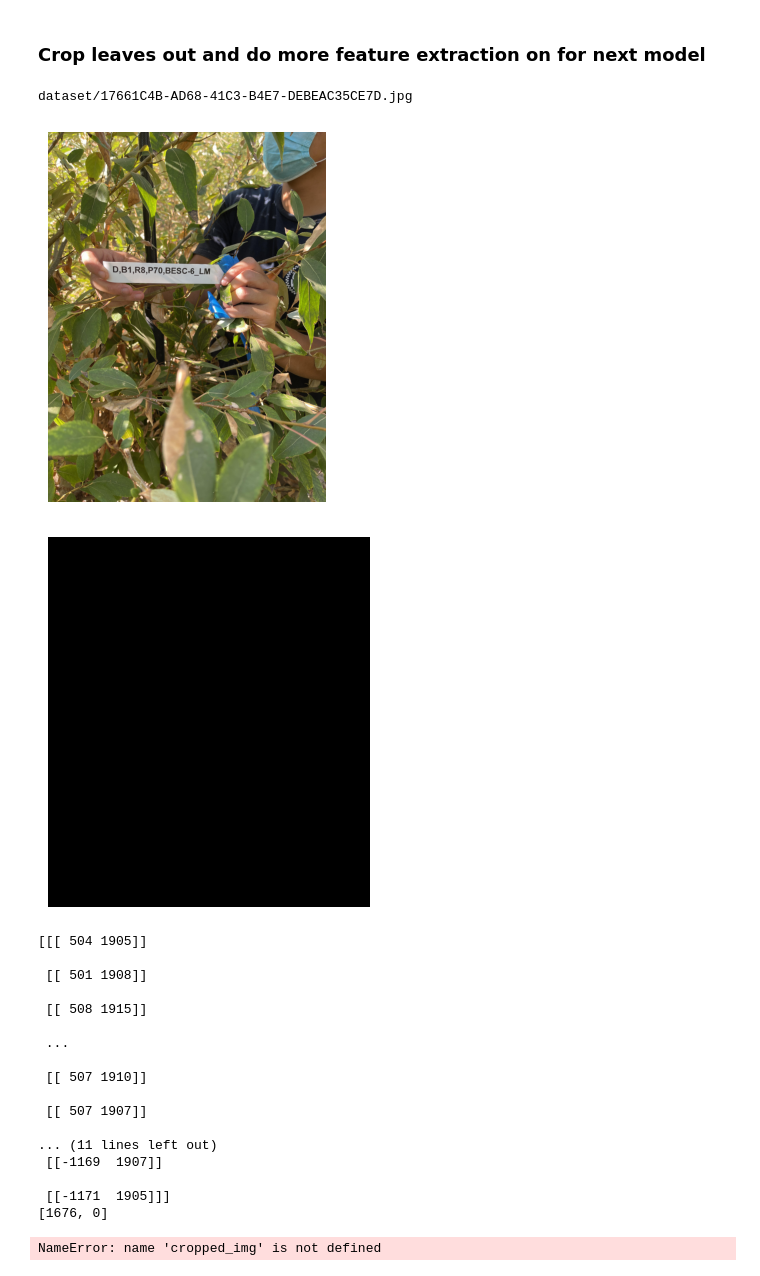
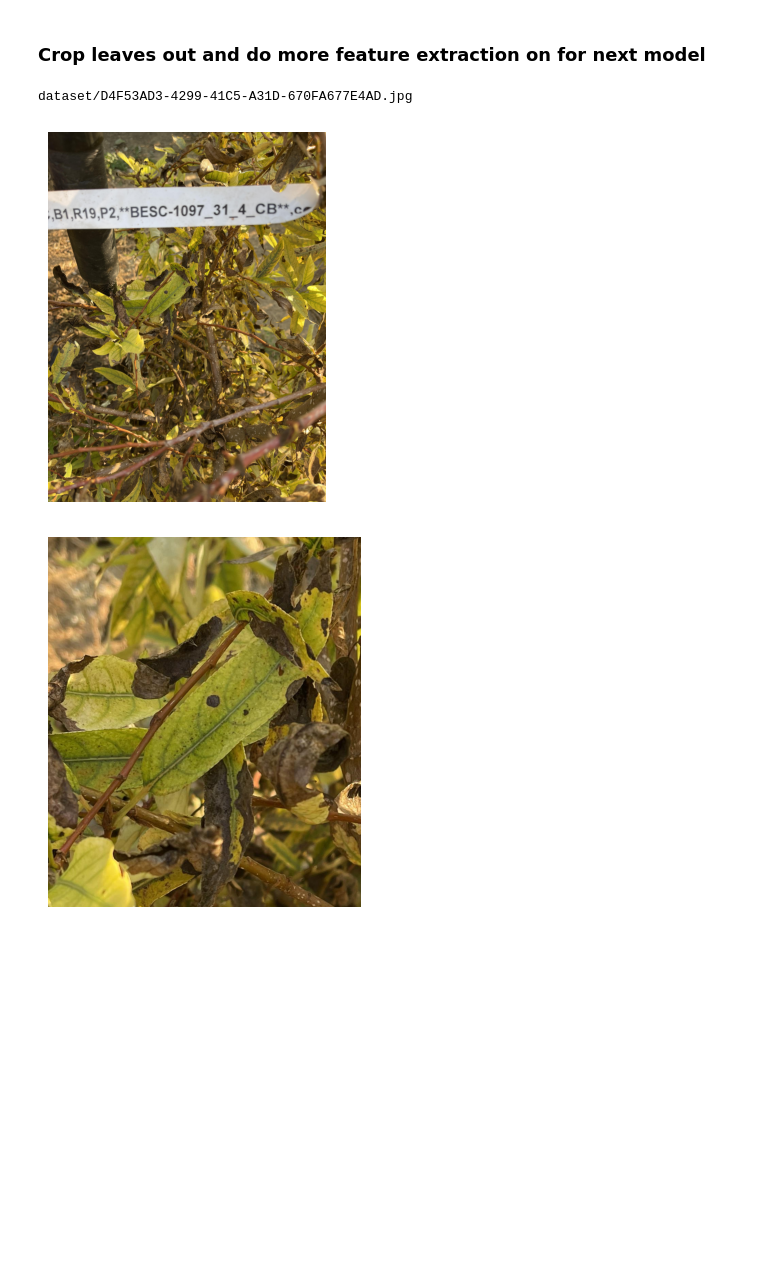
Before and after one commit to vivaansinghvi07/smoky-mountain-data-comp, a Jupyter notebook: step2.ipynb, the cells around one changed output. Saved outputs shown, nothing was run; the diff lists cells and outputs as text; code cells hidden in the pictures; blank space fills up the shorter version.

```diff
--- a/step2.ipynb
+++ b/step2.ipynb
@@ -119,7 +119,7 @@ def filter_contours(contours: list[cv2.Contour], mask: cv2.BinaryImage) -> list[
         mean = cv2.mean(mask, mask=mask_inside_contour)
         if mean[0] >= 100:
             green_colored_contours.append(contour)
-    contours = get_optimized_contours(green_colored_contours, 10)
+    contours = get_optimized_contours(green_colored_contours, 15)
     return contours
 
 def draw_contours(contours: list[cv2.Contour], img: cv2.Image, mode: str = "random") -> cv2.Image:
@@ -349,7 +366,7 @@ def find_real_leaf_contours(img: cv2.Image, model: RandomForestClassifier, scale
 
 # loads the ML models and image
 model, scaler = load_models()
-img = get_image('dataset/17661C4B-AD68-41C3-B4E7-DEBEAC35CE7D.jpg')
+img = get_image()
 
 # get the contours read and show
 good_contours, bad_contours = find_real_leaf_contours(img, model, scaler)
@@ -365,61 +382,57 @@ dataset/17661C4B-AD68-41C3-B4E7-DEBEAC35CE7D.jpg
 # %%
 def crop_main_leaf(img: cv2.Image, model: RandomForestClassifier, scaler: StandardScaler) -> cv2.Image:
 
-    EXTRA_SPACE_FACTOR = 0.4
+    EXTRA_SPACE_FACTOR = 0.5
+    H_ERR, S_ERR, V_ERR = 20, 30, 50
 
     # assure a leaf is there
     leaves = find_real_leaf_contours(img, model, scaler)[0]
     if not leaves: return None
 
     # calculate rectangular params
     main_leaf = leaves[random.choice([*range(len(leaves))])]
     _, _, angle = cv2.minAreaRect(main_leaf)
     x, y, w, h = cv2.boundingRect(main_leaf)
 
     # calculate adjusted dimensions and angle
     y_min = max(int(y-h*EXTRA_SPACE_FACTOR), 0)
     x_min = max(int(x-w*EXTRA_SPACE_FACTOR), 0)
     y_max = min(int(y+h*(1+EXTRA_SPACE_FACTOR)), len(img))
     x_max = min(int(x+w*(1+EXTRA_SPACE_FACTOR)), len(img[0]))
 
     # focus on only the area of the leaf in the image
-    cropped_img_hsv = cv2.cvtColor(img[y_min:y_max, x_min:x_max], cv2.COLOR_BGR2HSV)
+    cropped_img = img[y_min:y_max, x_min:x_max]
+    cropped_img_hsv = cv2.cvtColor(cropped_img, cv2.COLOR_BGR2HSV)
     mask = np.zeros((y_max-y_min, x_max-x_min), np.uint8)
-    mask = cv2.drawContours(mask, [main_leaf-[y_min, x_min]], -1, 255, cv2.FILLED)
-    imshow(mask)
+    mask = cv2.drawContours(mask, [main_leaf-[x_min, y_min]], -1, 255, cv2.FILLED)
     mean = cv2.mean(cropped_img_hsv, mask=mask)
-    print(main_leaf)
-    print(main_leaf-[y_min, x_min])
-    print([y_min, x_min])
+    return cropped_img
+
+    # use mean to filter by colors
+    color_lower = tuple(map(max, [mean[0]-H_ERR, mean[1]-S_ERR, mean[2]-V_ERR], [0, 0, 0]))
+    color_upper = tuple(map(min, [mean[0]+H_ERR, mean[1]+S_ERR, mean[2]+V_ERR], [179, 255, 255]))
+    blur = cv2.GaussianBlur(cropped_img_hsv, (17, 17), sigmaX=0, sigmaY=0)
+    sharpener = np.array([[0, -1, 0], [-1, 5, -1], [0, -1, 0]])
+    sharpened = cv2.filter2D(blur, -1, sharpener)
+    col_mask = cv2.inRange(sharpened, color_lower, color_upper)
+
+    return cropped_img
+
+    hull = cv2.convexHull(contours[0])
+    imshow(cv2.drawContours(img.copy(), [main_leaf], -1, (0, 0, 255), -1))
+    mask = cv2.drawContours(np.zeros_like(cropped_img), [hull-[x_min, y_min]], -1, (255, 255, 255), cv2.FILLED)
+    cropped_img_mask = cv2.bitwise_and(cropped_img, mask)
     rotated_img = imutils.rotate_bound(cropped_img, -angle)
 
     return rotated_img
 
 # load model and image
 model, scaler = load_models()
-img = get_image('dataset/17661C4B-AD68-41C3-B4E7-DEBEAC35CE7D.jpg')
+img = get_image('dataset/D4F53AD3-4299-41C5-A31D-670FA677E4AD.jpg')
 
 leaf_focus = crop_main_leaf(img, model, scaler)
-imshow(leaf_focus)
+if leaf_focus is not None: imshow(leaf_focus)
 # %% [output]
-dataset/17661C4B-AD68-41C3-B4E7-DEBEAC35CE7D.jpg
+dataset/D4F53AD3-4299-41C5-A31D-670FA677E4AD.jpg
-[figure, old version]
+[figure, new version]
-[figure, old version]
+[figure, new version]
-[[[ 504 1905]]
-
- [[ 501 1908]]
-
- [[ 508 1915]]
-
- ...
-
- [[ 507 1910]]
-
- [[ 507 1907]]
-
-... (11 lines left out)
- [[-1169  1907]]
-
- [[-1171  1905]]]
-[1676, 0]
-NameError: name 'cropped_img' is not defined
```
Also changed, not shown: parts of 5 cells of this notebook, 1 other file.
